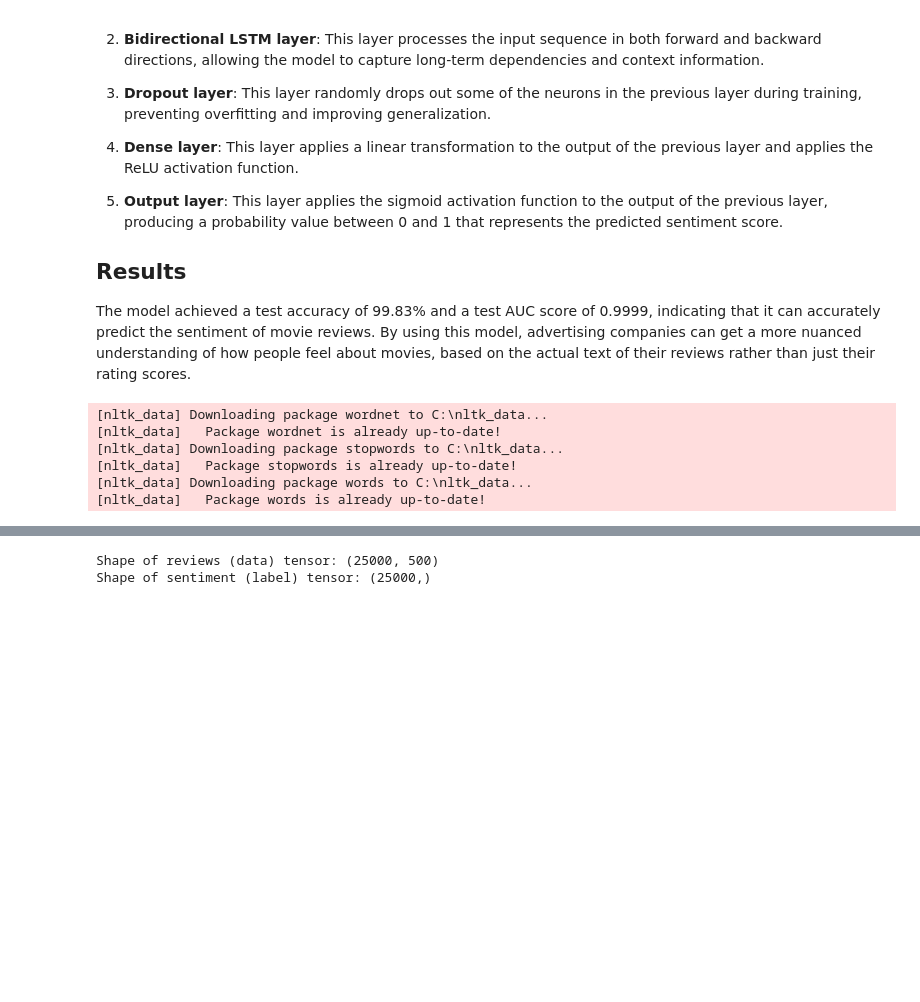
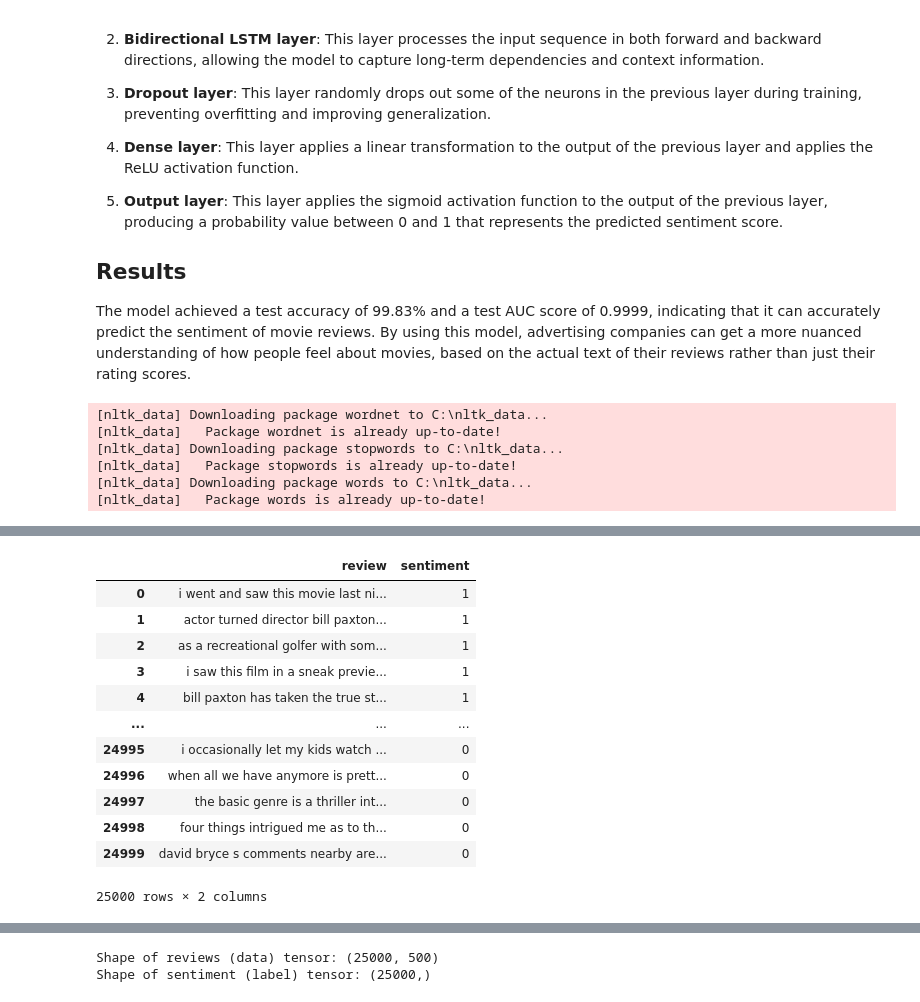
Before and after one commit to SpaceMonkey0453/IMDB_Sentiment_Analysis, a Jupyter notebook: Workbook.ipynb, the cells around one changed output, grey strips where cells are left out. Drawn from its saved outputs; the diff is of its cells as text; code cells hidden in the pictures; blank space fills up the shorter version.

```diff
--- a/Workbook.ipynb
+++ b/Workbook.ipynb
@@ -137 +145,5 @@ def apply_lemmatization(df):
+# %%
+# Replace non-ASCII characters with a space in train and test datasets
+train_dataset['review'] = train_dataset['review'].apply(replace_non_ascii_regex)
+test_dataset['review'] = test_dataset['review'].apply(replace_non_ascii_regex)
 # %%
@@ -142,6 +150,22 @@ test_dataset['review'] = test_dataset['review'].apply(replace_non_ascii)
 # Clean the strings in train and test datasets using clean_str function
 train_dataset['review'] = test_dataset['review'].apply(clean_str)
 test_dataset['review'] = test_dataset['review'].apply(clean_str)
+# %%
+train_dataset
+# %% [output]
+|  | review | sentiment |
+| 0 | i went and saw this movie last ni... | 1 |
+| 1 | actor turned director bill paxton... | 1 |
+| 2 | as a recreational golfer with som... | 1 |
+| 3 | i saw this film in a sneak previe... | 1 |
+| 4 | bill paxton has taken the true st... | 1 |
+| ... | ... | ... |
+| 24995 | i occasionally let my kids watch ... | 0 |
+| 24996 | when all we have anymore is prett... | 0 |
+| 24997 | the basic genre is a thriller int... | 0 |
+| 24998 | four things intrigued me as to th... | 0 |
+| 24999 | david bryce s comments nearby are... | 0 |
+25000 rows × 2 columns
 # %%
 # Shuffle the train and test datasets
 train_dataset = train_dataset.sample(frac=1).reset_index(drop=True)
```
Also changed, not shown: parts of 19 cells of this notebook, 4 other files.
